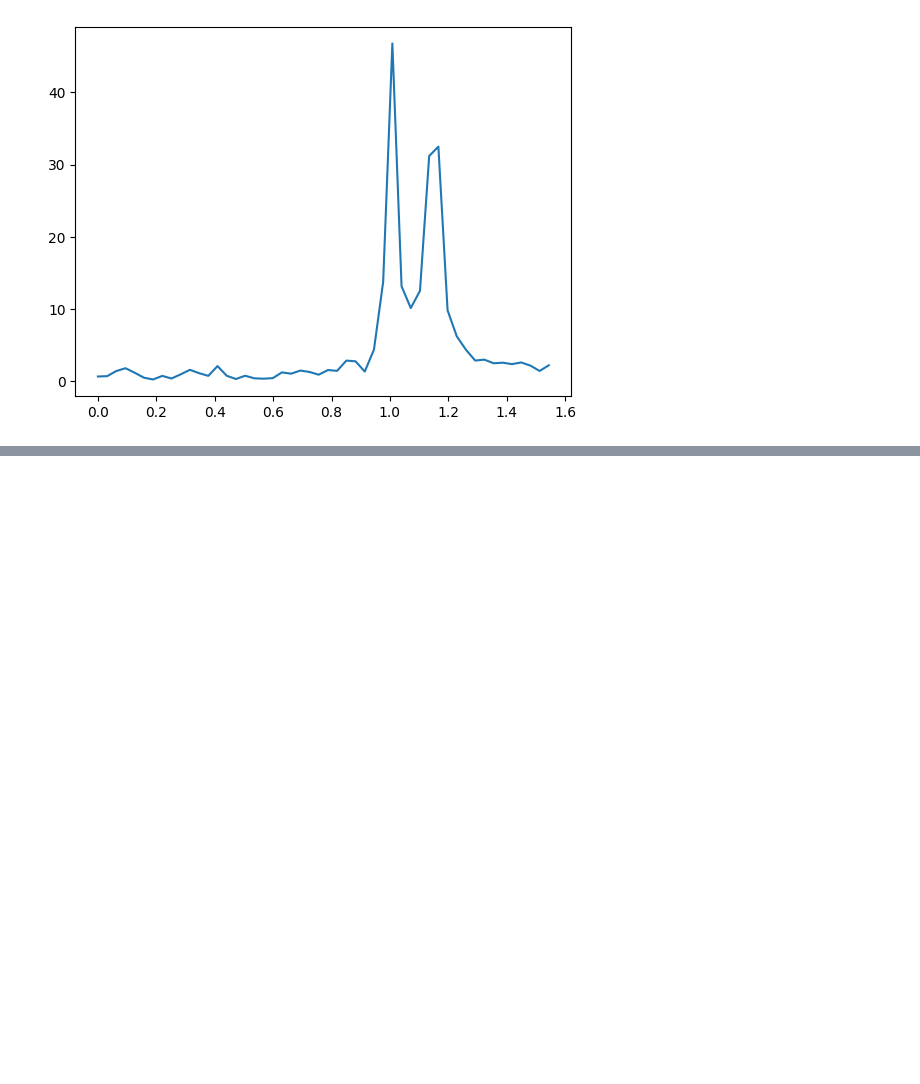
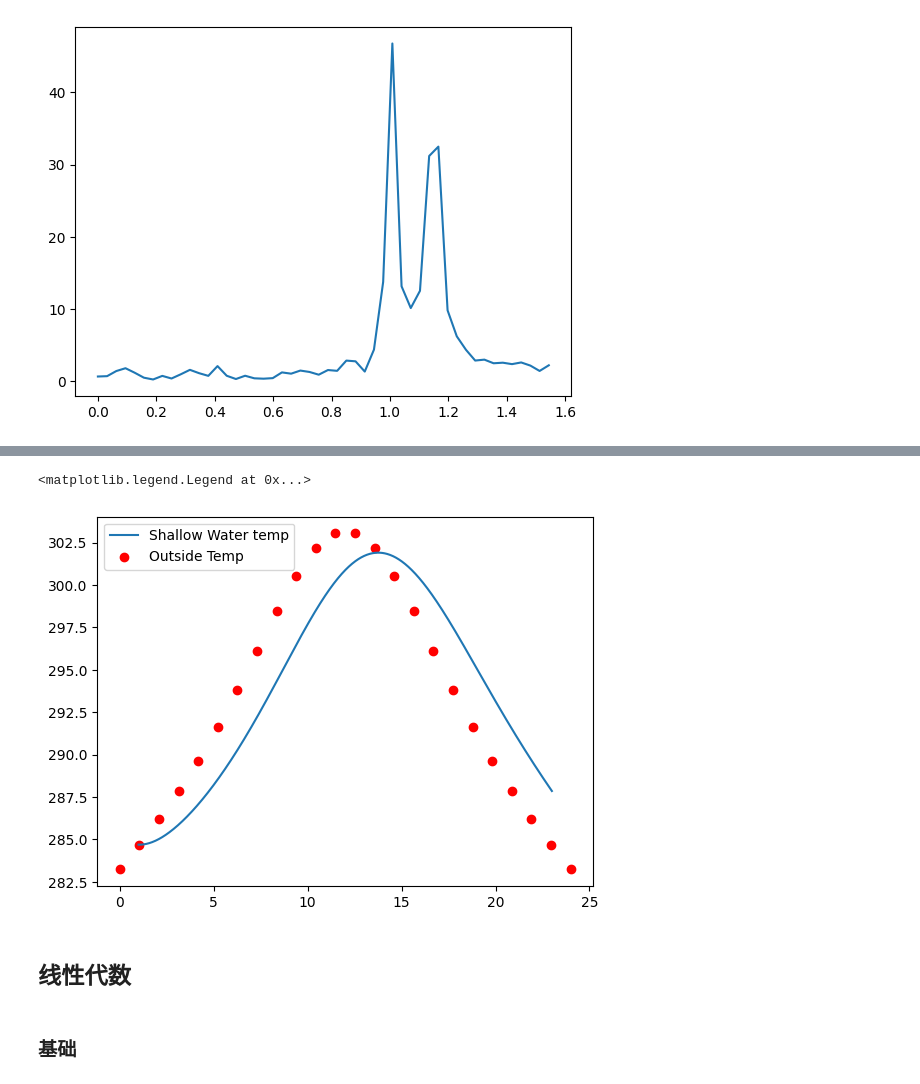
Before and after one commit to sky92archangel/notebook, a Jupyter notebook: compute/python/scipy在工程科学应用.ipynb, the cells around one changed output, grey strips where cells are left out. Cells and saved outputs as stored; diff of their text form; code cells hidden in the pictures; blank space fills up the shorter version.

```diff
--- a/compute/python/scipy在工程科学应用.ipynb
+++ b/compute/python/scipy在工程科学应用.ipynb
@@ -433,0 +490,21 @@ plt.show()
+# %%
+Ts = interp1d(time_m, temp_m, kind='cubic')
+# %%
+def dTdt(T, t):
+    return -0.5*(T-Ts(t))
+
+times = np.linspace(1, 23, 1000)
+T0 = 284.6945461
+# %%
+sol = odeint(dTdt, T0, times).T[0]
+# %%
+plt.plot(times, sol, label='Shallow Water temp')
+plt.scatter(t_m, temp_m, color='r', label='Outside Temp')
+plt.legend()
+# %% [output]
+<matplotlib.legend.Legend at 0x...>
+[figure, added]
+# %% [markdown]
+## 线性代数
+# %% [markdown]
+### 基础
```
Also changed, not shown: parts of 65 cells of this notebook.
